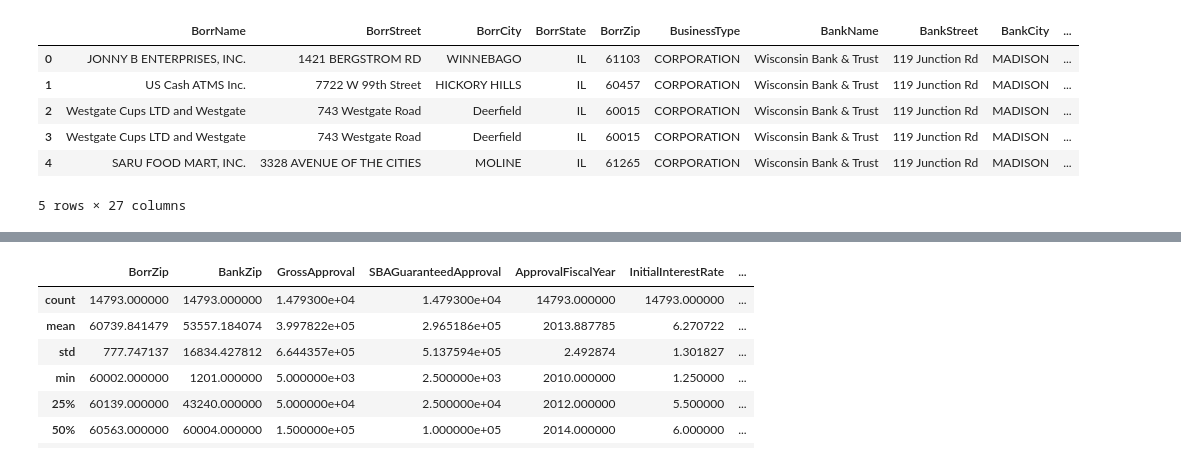
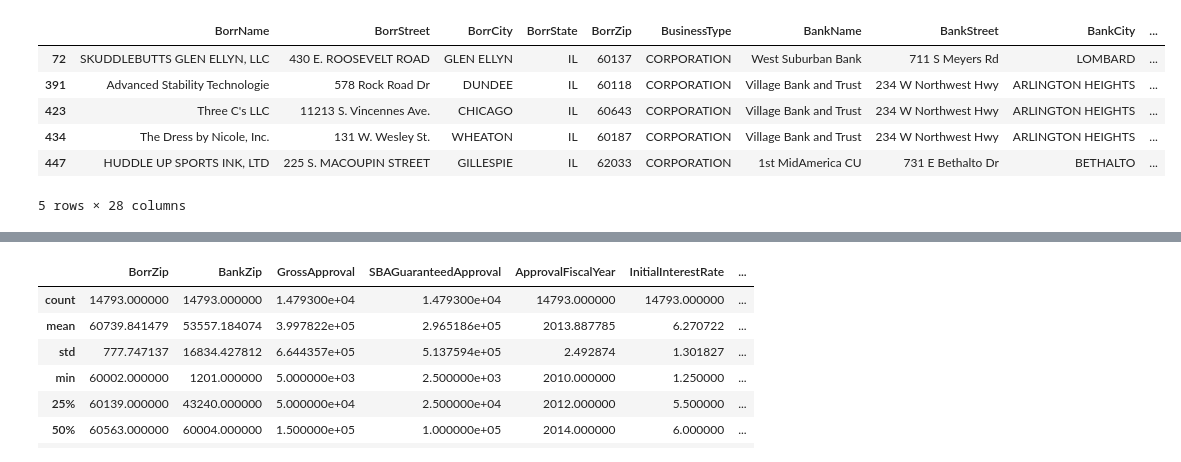
Before and after one commit to FJGalliano/MachineLearning_SBA, a Jupyter notebook: SBA_MachineLearning.ipynb, the cells around one changed output, grey strips where cells are left out. Cells and saved outputs as stored; diff of their text form; code cells hidden in the pictures.

```diff
--- a/SBA_MachineLearning.ipynb
+++ b/SBA_MachineLearning.ipynb
@@ -14,8 +14,8 @@ import csv
 # %%
 # print(datafile)
 # %%
-iL = "Illinois.csv"
+ill = "Illinois.csv"
 # %%
-il_df = pd.read_csv(iL)
+ill_df = pd.read_csv(ill)
 # %%
 #df = datafile.parse('7A_FY2010_Present')
@@ -22,10 +43,12 @@ il_df = pd.read_csv(iL)
+# %%
+ill_df2 = ill_df[ill_df['LoanStatus'].str.contains("CHGOFF")]
 # %%
-il_df.head()
+ill_df2.head()
 # %% [output]
 |  | BorrName | BorrStreet | BorrCity | BorrState | BorrZip | BusinessType | BankName | BankStreet | BankCity | ... |
-| 0 | JONNY B ENTERPRISES, INC. | 1421 BERGSTROM RD | WINNEBAGO | IL | 61103 | CORPORATION | Wisconsin Bank & Trust | 119 Junction Rd | MADISON | ... |
-| 1 | US Cash ATMS Inc. | 7722 W 99th Street | HICKORY HILLS | IL | 60457 | CORPORATION | Wisconsin Bank & Trust | 119 Junction Rd | MADISON | ... |
-| 2 | Westgate Cups LTD and Westgate | 743 Westgate Road | Deerfield | IL | 60015 | CORPORATION | Wisconsin Bank & Trust | 119 Junction Rd | MADISON | ... |
-| 3 | Westgate Cups LTD and Westgate | 743 Westgate Road | Deerfield | IL | 60015 | CORPORATION | Wisconsin Bank & Trust | 119 Junction Rd | MADISON | ... |
-| 4 | SARU FOOD MART, INC. | 3328 AVENUE OF THE CITIES | MOLINE | IL | 61265 | CORPORATION | Wisconsin Bank & Trust | 119 Junction Rd | MADISON | ... |
+| 72 | SKUDDLEBUTTS GLEN ELLYN, LLC | 430 E. ROOSEVELT ROAD | GLEN ELLYN | IL | 60137 | CORPORATION | West Suburban Bank | 711 S Meyers Rd | LOMBARD | ... |
+| 391 | Advanced Stability Technologie | 578 Rock Road Dr | DUNDEE | IL | 60118 | CORPORATION | Village Bank and Trust | 234 W Northwest Hwy | ARLINGTON HEIGHTS | ... |
+| 423 | Three C's LLC | 11213 S. Vincennes Ave. | CHICAGO | IL | 60643 | CORPORATION | Village Bank and Trust | 234 W Northwest Hwy | ARLINGTON HEIGHTS | ... |
+| 434 | The Dress by Nicole, Inc. | 131 W. Wesley St. | WHEATON | IL | 60187 | CORPORATION | Village Bank and Trust | 234 W Northwest Hwy | ARLINGTON HEIGHTS | ... |
+| 447 | HUDDLE UP SPORTS INK, LTD | 225 S. MACOUPIN STREET | GILLESPIE | IL | 62033 | CORPORATION | 1st MidAmerica CU | 731 E Bethalto Dr | BETHALTO | ... |
-5 rows × 27 columns
+5 rows × 28 columns
```
Also changed, not shown: parts of 10 cells of this notebook, 4 other files.
